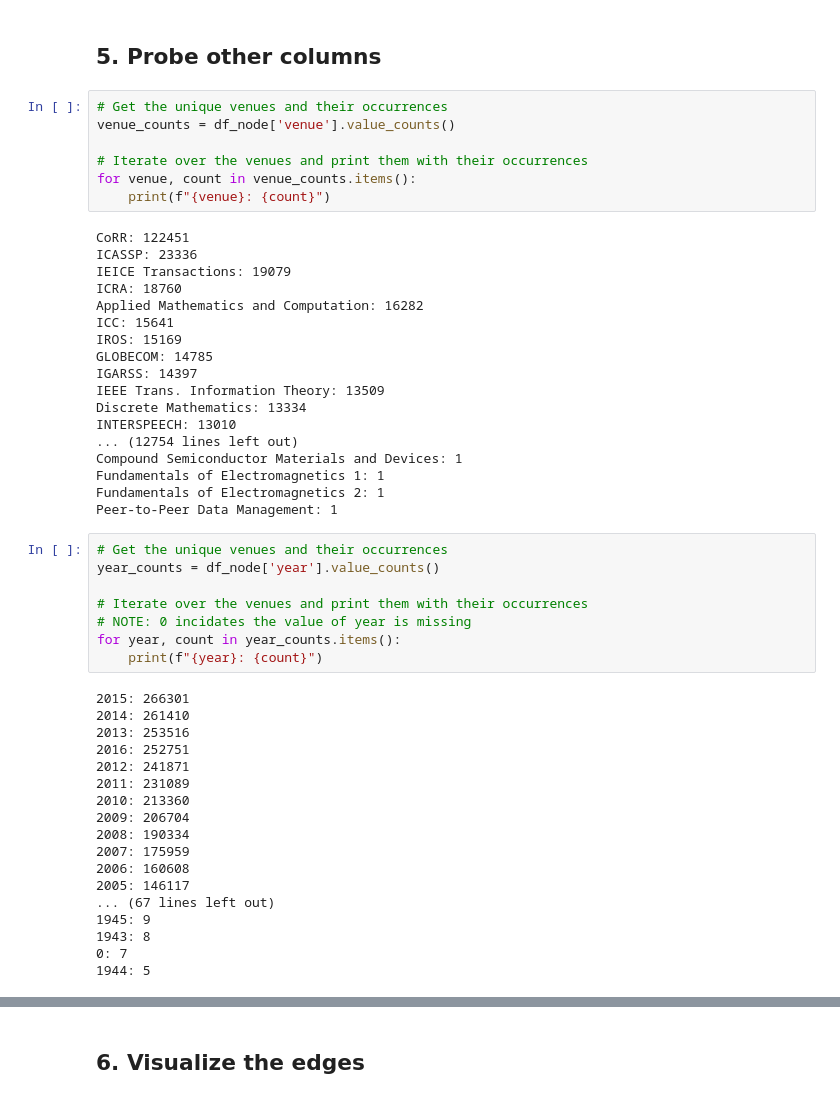
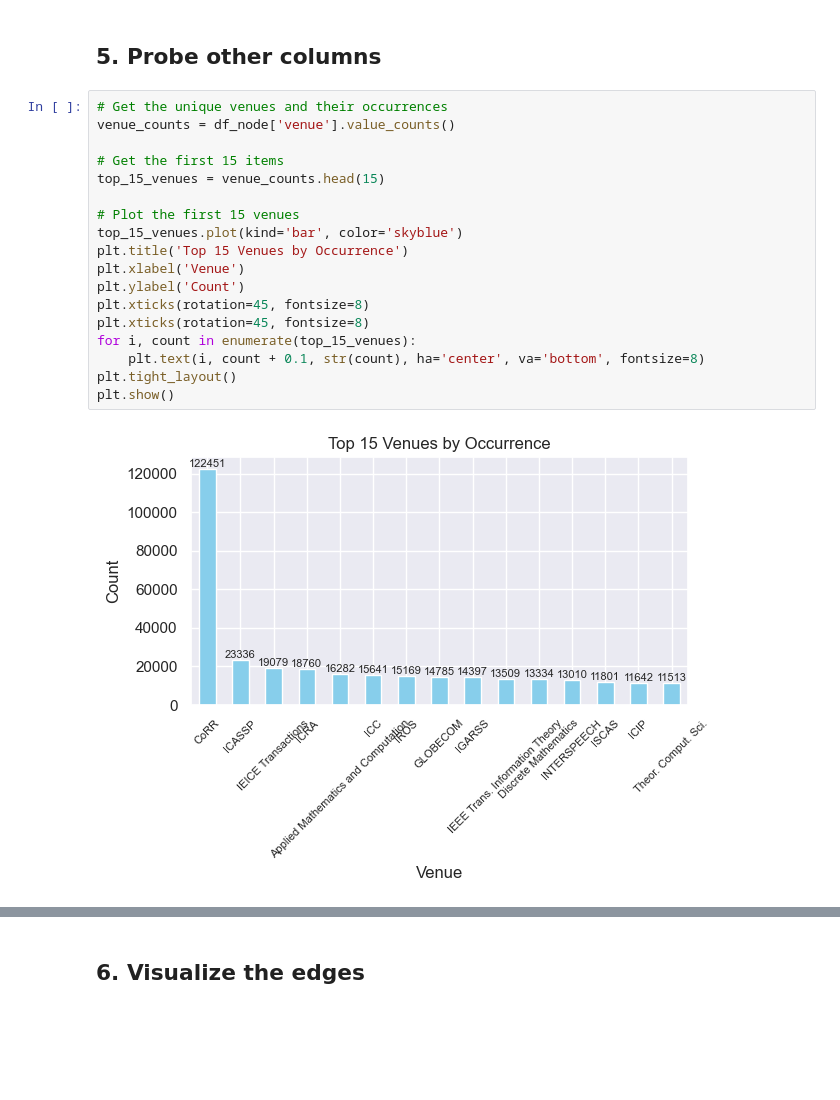
Before and after one commit to mango7789/Social-Network-Mining-DATA130007, a Jupyter notebook: analysis.ipynb, the cells around one changed output, grey strips where cells are left out. Cells and saved outputs as stored; diff of their text form; blank space fills up the shorter version.

```diff
--- a/analysis.ipynb
+++ b/analysis.ipynb
@@ -164,54 +151,23 @@ Name: in_d, dtype: float64
 [figure]
 # %% [markdown]
 ## 5. Probe other columns
-# %%
-# Get the unique venues and their occurrences
-venue_counts = df_node['venue'].value_counts()
-
-# Iterate over the venues and print them with their occurrences
-for venue, count in venue_counts.items():
-    print(f"{venue}: {count}")
-# %% [output]
-CoRR: 122451
-ICASSP: 23336
-IEICE Transactions: 19079
-ICRA: 18760
-Applied Mathematics and Computation: 16282
-ICC: 15641
-IROS: 15169
-GLOBECOM: 14785
-IGARSS: 14397
-IEEE Trans. Information Theory: 13509
-Discrete Mathematics: 13334
-INTERSPEECH: 13010
-... (12754 lines left out)
-Compound Semiconductor Materials and Devices: 1
-Fundamentals of Electromagnetics 1: 1
-Fundamentals of Electromagnetics 2: 1
-Peer-to-Peer Data Management: 1
-# %%
-# Get the unique venues and their occurrences
-year_counts = df_node['year'].value_counts()
-
-# Iterate over the venues and print them with their occurrences
-# NOTE: 0 incidates the value of year is missing
-for year, count in year_counts.items():
-    print(f"{year}: {count}")
-# %% [output]
-2015: 266301
-2014: 261410
-2013: 253516
-2016: 252751
-2012: 241871
-2011: 231089
-2010: 213360
-2009: 206704
-2008: 190334
-2007: 175959
-2006: 160608
-2005: 146117
-... (67 lines left out)
-1945: 9
-1943: 8
-0: 7
-1944: 5
+# %%
+# Get the unique venues and their occurrences
+venue_counts = df_node['venue'].value_counts()
+
+# Get the first 15 items
+top_15_venues = venue_counts.head(15)
+
+# Plot the first 15 venues
+top_15_venues.plot(kind='bar', color='skyblue')
+plt.title('Top 15 Venues by Occurrence')
+plt.xlabel('Venue')
+plt.ylabel('Count')
+plt.xticks(rotation=45, fontsize=8)
+plt.xticks(rotation=45, fontsize=8)
+for i, count in enumerate(top_15_venues):
+    plt.text(i, count + 0.1, str(count), ha='center', va='bottom', fontsize=8)
+plt.tight_layout()
+plt.show()
+# %% [output]
+[figure, added]
```
Also changed, not shown: parts of 9 cells of this notebook, 3 other files.
